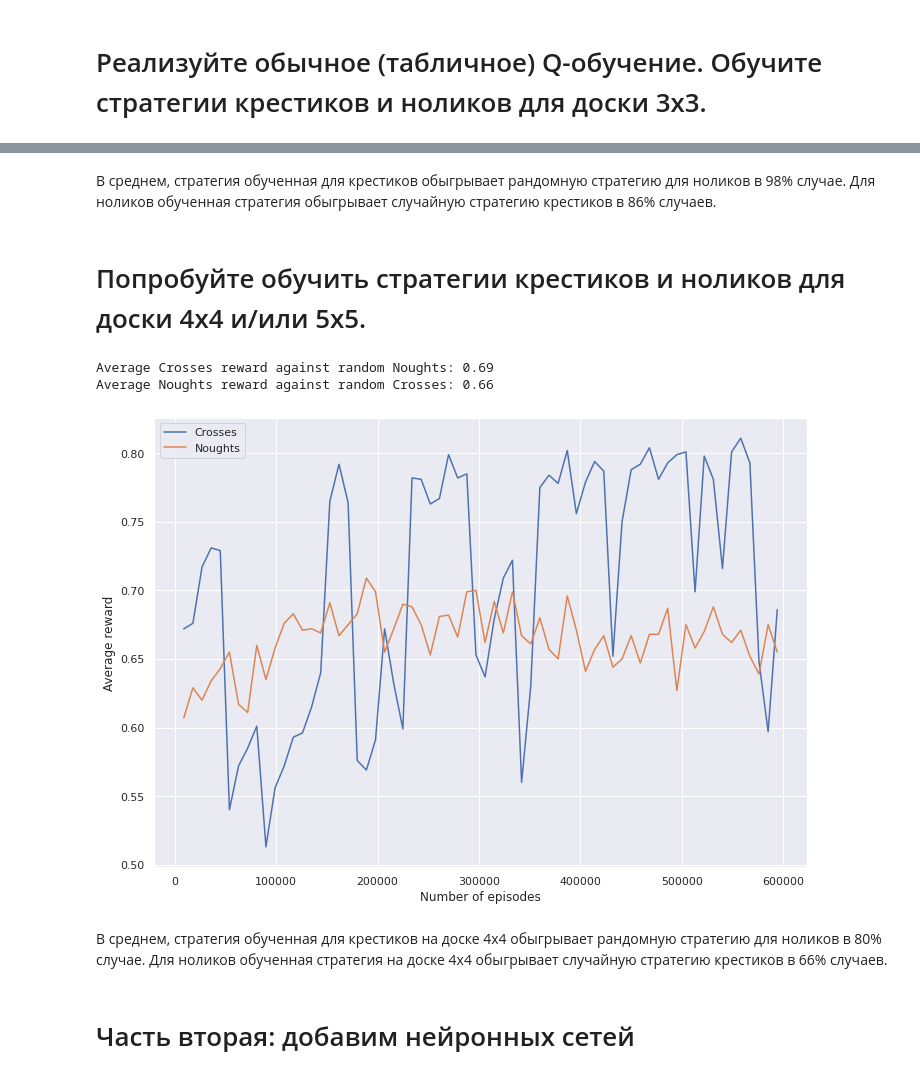
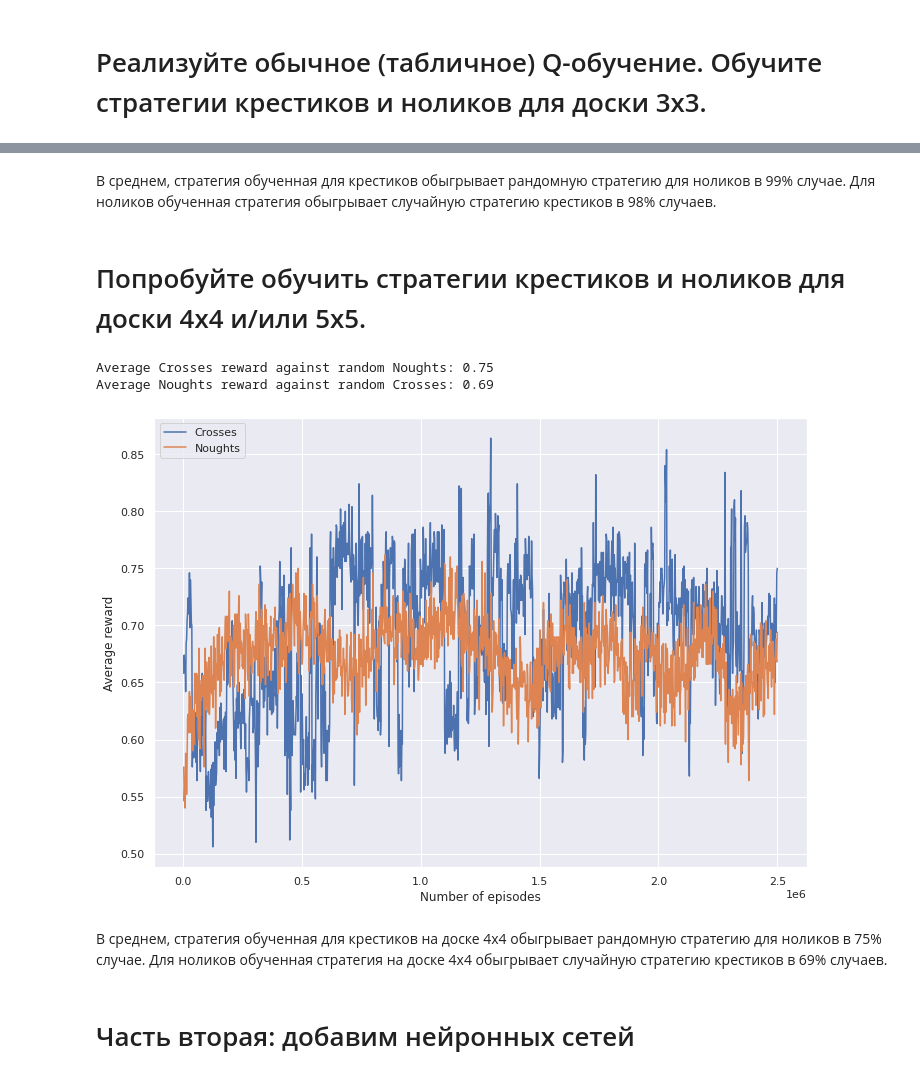
Before and after one commit to AntonStasenok/RL, a Jupyter notebook: RL_HomeWork2.ipynb, the cells around one changed output, grey strips where cells are left out. Saved outputs shown, nothing was run; the diff lists cells and outputs as text; code cells hidden in the pictures.

```diff
--- a/RL_HomeWork2.ipynb
+++ b/RL_HomeWork2.ipynb
@@ -295,15 +295,15 @@ pi_1 = Strategy()
 pi_2 = Strategy()
 
 env = TicTacToe(3, 3, 3)
-total_episodes = 300000
-test_episodes = 5000
-num_episodes = 1000
+total_episodes = 500000
+test_episodes = 2000
+num_episodes = 500
 idxs = []
 crosses = []
 noughts = []
 
 for i in tqdm.tqdm(range(1, total_episodes + 1)):
-    Q_learning_episode(env, pi_1, pi_2_3_3)
+    Q_learning_episode(env, pi_1, pi_2)
     if i % test_episodes == 0:
         cross = test_policy(env, pi_1=pi_1, pi_2=None, num_episodes=num_episodes)
         nought = test_policy(env, pi_1=None, pi_2=pi_2, num_episodes=num_episodes)
@@ -323,39 +323,39 @@ Average Noughts reward against random Crosses: 0.86
 # %% [markdown]
-В среднем, стратегия обученная для крестиков обыгрывает рандомную стратегию для ноликов в 98% случае. Для ноликов обученная стратегия обыгрывает случайную стратегию крестиков в 86% случаев.
+В среднем, стратегия обученная для крестиков обыгрывает рандомную стратегию для ноликов в 99% случае. Для ноликов обученная стратегия обыгрывает случайную стратегию крестиков в 98% случаев.
 # %% [markdown]
 # Попробуйте обучить стратегии крестиков и ноликов для доски 4х4 и/или 5х5.
 # %%
 pi_1 = Strategy()
 pi_2 = Strategy()
 
 env = TicTacToe(4, 4, 4)
-total_episodes = 600000
-test_episodes = 9000
-num_episodes = 1000
+total_episodes = 2500000
+test_episodes = 2000
+num_episodes = 500
 idxs = []
 crosses = []
 noughts = []
 
 for i in tqdm.tqdm(range(1, total_episodes + 1)):
     Q_learning_episode(env, pi_1, pi_2)
     if i % test_episodes == 0:
         cross = test_policy(env, pi_1=pi_1, pi_2=None, num_episodes=num_episodes)
         nought = test_policy(env, pi_1=None, pi_2=pi_2, num_episodes=num_episodes)
         idxs.append(i)
         crosses.append(cross)
         noughts.append(nought)
 idxs = np.array(idxs)
 crosses = np.array(crosses)
 noughts = np.array(noughts)
 
 result = np.vstack((idxs, crosses, noughts))
 plot_results(result)
 # %% [output]
-Average Crosses reward against random Noughts: 0.69
-Average Noughts reward against random Crosses: 0.66
+Average Crosses reward against random Noughts: 0.75
+Average Noughts reward against random Crosses: 0.69
-[figure, old version]
+[figure, new version]
 # %% [markdown]
-В среднем, стратегия обученная для крестиков на доске 4х4 обыгрывает рандомную стратегию для ноликов в 80% случае. Для ноликов обученная стратегия на доске 4х4 обыгрывает случайную стратегию крестиков в 66% случаев.
+В среднем, стратегия обученная для крестиков на доске 4х4 обыгрывает рандомную стратегию для ноликов в 75% случае. Для ноликов обученная стратегия на доске 4х4 обыгрывает случайную стратегию крестиков в 69% случаев.
 # %% [markdown]
 # Часть вторая: добавим нейронных сетей
 # %% [markdown]
```
Also changed, not shown: parts of 15 cells of this notebook.
